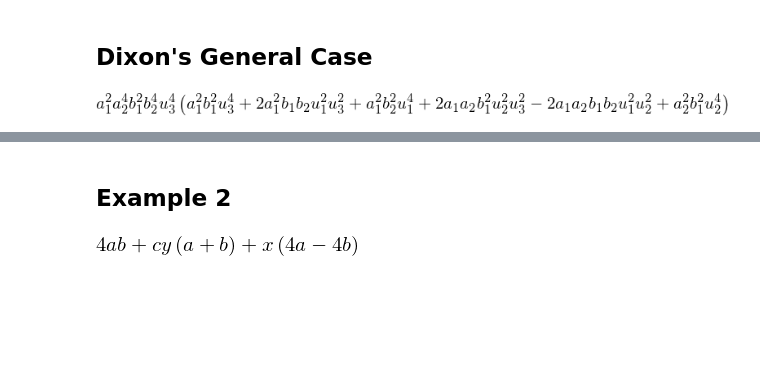
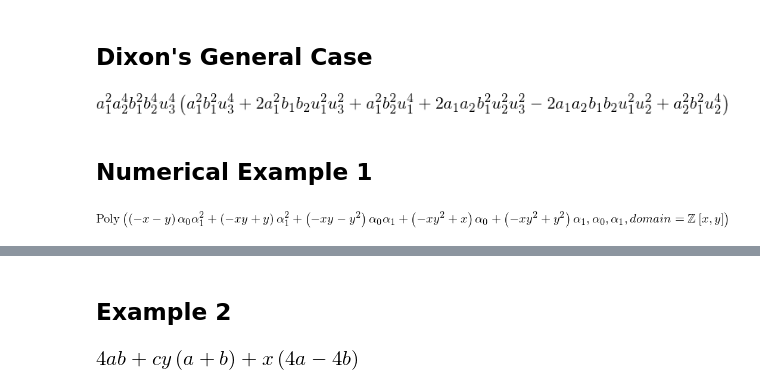
Before and after one commit to Nikoleta-v3/resultant-theory, a Jupyter notebook: notebooks/Bezout and Dixon.ipynb, the cells around one changed output, grey strips where cells are left out. Drawn from its saved outputs; the diff is of its cells as text; code cells hidden in the pictures; blank space fills up the shorter version.

```diff
--- a/notebooks/Bezout and Dixon.ipynb
+++ b/notebooks/Bezout and Dixon.ipynb
@@ -6,3 +8,6 @@ sym.init_printing()
+# %%
+import imp
+bezout = imp.load_source('bezout', '../src/cayley_bezout.py')
 # %% [markdown]
 The Bezout matrix is a special square matrix associated with two polynomials, introduced by Sylvester (1853) and Cayley (1857) and named after Étienne Bézout. Bézoutian may also refer to the determinant of this matrix, which is equal to the resultant of the two polynomials.. The entries of Bezout matrix
 are bilinear functions of coefficients of the given polynomials. The Bezout formulation has gone over
@@ -286,3 +192,5 @@ class DixonResultant():
+# %%
+dixon = imp.load_source('dixon', '../src/dixon.py')
 # %%
 polynomials = [p, q, h]
 # %%
@@ -298,2 +206,16 @@ D.dixon_matrix(coeff, size).det().factor()
 # %% [output]
 [figure]
+# %% [markdown]
+Numerical Example 1
+--------------------
+# %%
+p = sym.lambdify((x, y), x + y)
+q = sym.lambdify((x, y), x ** 2 + y **3)
+h = sym.lambdify((x, y), x ** 2 + y)
+# %%
+dixon = dixon.DixonResultant([p, q, h], (x, y))
+# %%
+poly = dixon.get_dixon_polynomial()
+poly
+# %% [output]
+[figure, added]
```
Also changed, not shown: parts of 14 cells of this notebook, 2 other files.
